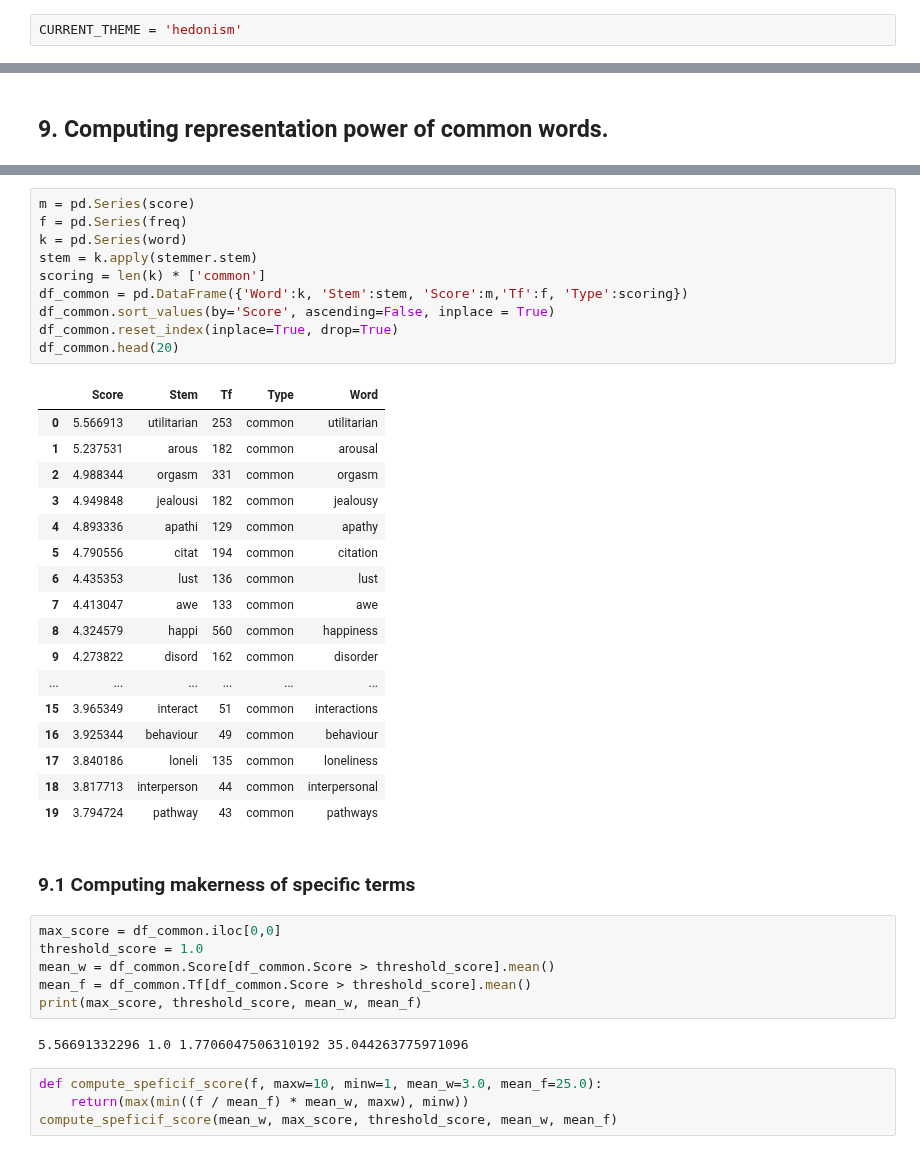
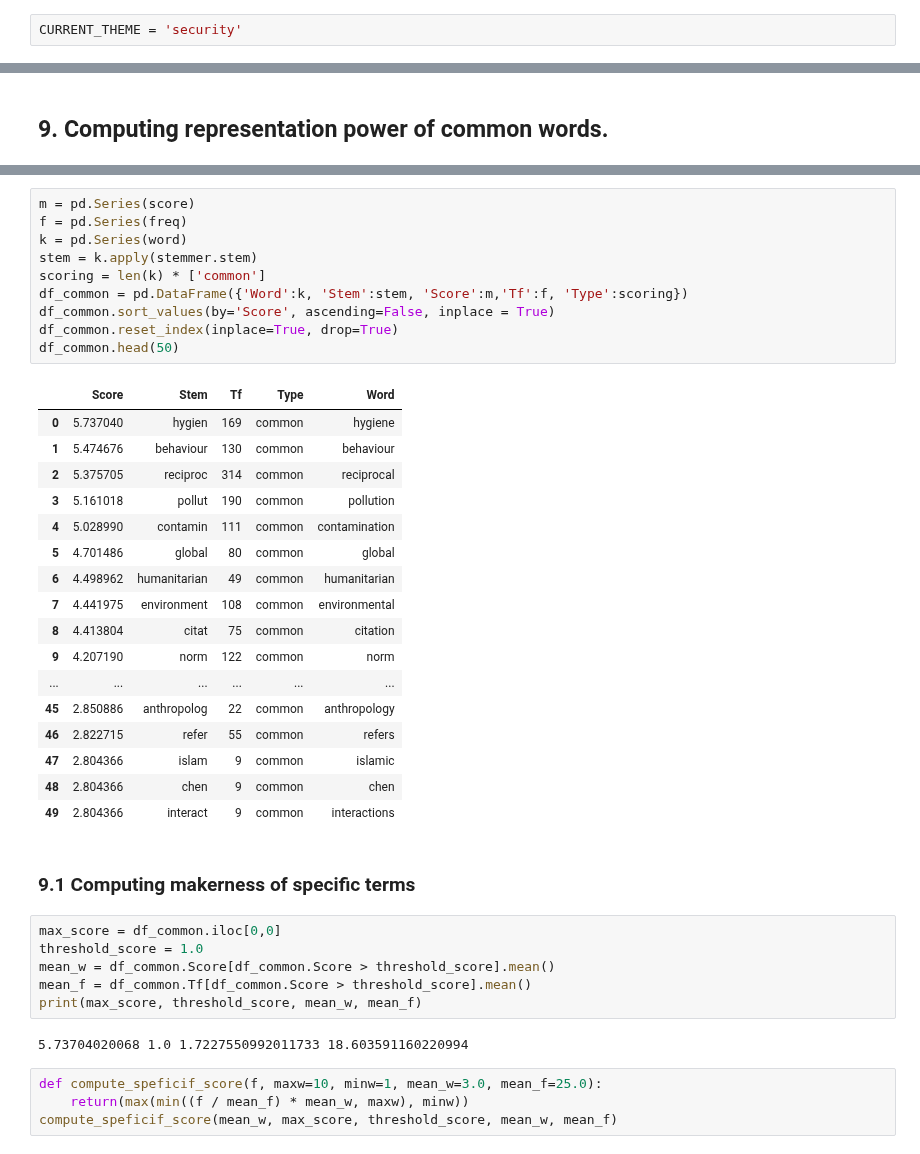
Before and after one commit to bulentozel/OpenMaker, a Jupyter notebook: Semantics/termset_extraction_run.ipynb, the cells around one changed output, grey strips where cells are left out. Drawn from its saved outputs; the diff is of its cells as text.

```diff
--- a/Semantics/termset_extraction_run.ipynb
+++ b/Semantics/termset_extraction_run.ipynb
@@ -720,7 +720,7 @@ list_themes(OM_CORPUS)
 # %% [markdown]
 #### 1.2.1 Selecting the specific theme (a sub-corpus).
 # %%
-CURRENT_THEME = 'hedonism'
+CURRENT_THEME = 'security'
 # %%
 THEME_ID = get_theme_id(OM_CORPUS, CURRENT_THEME)
 display_documents_list(OM_CORPUS, THEME_ID)
@@ -1458,31 +1494,31 @@ atheists 23 3
 # %%
 m = pd.Series(score)
 f = pd.Series(freq)
 k = pd.Series(word)
 stem = k.apply(stemmer.stem)
 scoring = len(k) * ['common']
 df_common = pd.DataFrame({'Word':k, 'Stem':stem, 'Score':m,'Tf':f, 'Type':scoring})
 df_common.sort_values(by='Score', ascending=False, inplace = True)
 df_common.reset_index(inplace=True, drop=True)
-df_common.head(20)
+df_common.head(50)
 # %% [output]
 |  | Score | Stem | Tf | Type | Word |
-| 0 | 5.566913 | utilitarian | 253 | common | utilitarian |
-| 1 | 5.237531 | arous | 182 | common | arousal |
-| 2 | 4.988344 | orgasm | 331 | common | orgasm |
-| 3 | 4.949848 | jealousi | 182 | common | jealousy |
-| 4 | 4.893336 | apathi | 129 | common | apathy |
-| 5 | 4.790556 | citat | 194 | common | citation |
-| 6 | 4.435353 | lust | 136 | common | lust |
-| 7 | 4.413047 | awe | 133 | common | awe |
-| 8 | 4.324579 | happi | 560 | common | happiness |
-| 9 | 4.273822 | disord | 162 | common | disorder |
+| 0 | 5.737040 | hygien | 169 | common | hygiene |
+| 1 | 5.474676 | behaviour | 130 | common | behaviour |
+| 2 | 5.375705 | reciproc | 314 | common | reciprocal |
+| 3 | 5.161018 | pollut | 190 | common | pollution |
+| 4 | 5.028990 | contamin | 111 | common | contamination |
+| 5 | 4.701486 | global | 80 | common | global |
+| 6 | 4.498962 | humanitarian | 49 | common | humanitarian |
+| 7 | 4.441975 | environment | 108 | common | environmental |
+| 8 | 4.413804 | citat | 75 | common | citation |
+| 9 | 4.207190 | norm | 122 | common | norm |
 | ... | ... | ... | ... | ... | ... |
-| 15 | 3.965349 | interact | 51 | common | interactions |
-| 16 | 3.925344 | behaviour | 49 | common | behaviour |
-| 17 | 3.840186 | loneli | 135 | common | loneliness |
-| 18 | 3.817713 | interperson | 44 | common | interpersonal |
-| 19 | 3.794724 | pathway | 43 | common | pathways |
+| 45 | 2.850886 | anthropolog | 22 | common | anthropology |
+| 46 | 2.822715 | refer | 55 | common | refers |
+| 47 | 2.804366 | islam | 9 | common | islamic |
+| 48 | 2.804366 | chen | 9 | common | chen |
+| 49 | 2.804366 | interact | 9 | common | interactions |
 # %% [markdown]
 ### 9.1 Computing makerness of specific terms
 # %%
@@ -1492,7 +1528,7 @@ mean_w = df_common.Score[df_common.Score > threshold_score].mean()
 mean_f = df_common.Tf[df_common.Score > threshold_score].mean()
 print(max_score, threshold_score, mean_w, mean_f)
 # %% [output]
-5.56691332296 1.0 1.7706047506310192 35.044263775971096
+5.73704020068 1.0 1.7227550992011733 18.603591160220994
 # %%
 def compute_speficif_score(f, maxw=10, minw=1, mean_w=3.0, mean_f=25.0):
     return(max(min((f / mean_f) * mean_w, maxw), minw))
```
Also changed, not shown: parts of 42 cells of this notebook, 32 other files.
